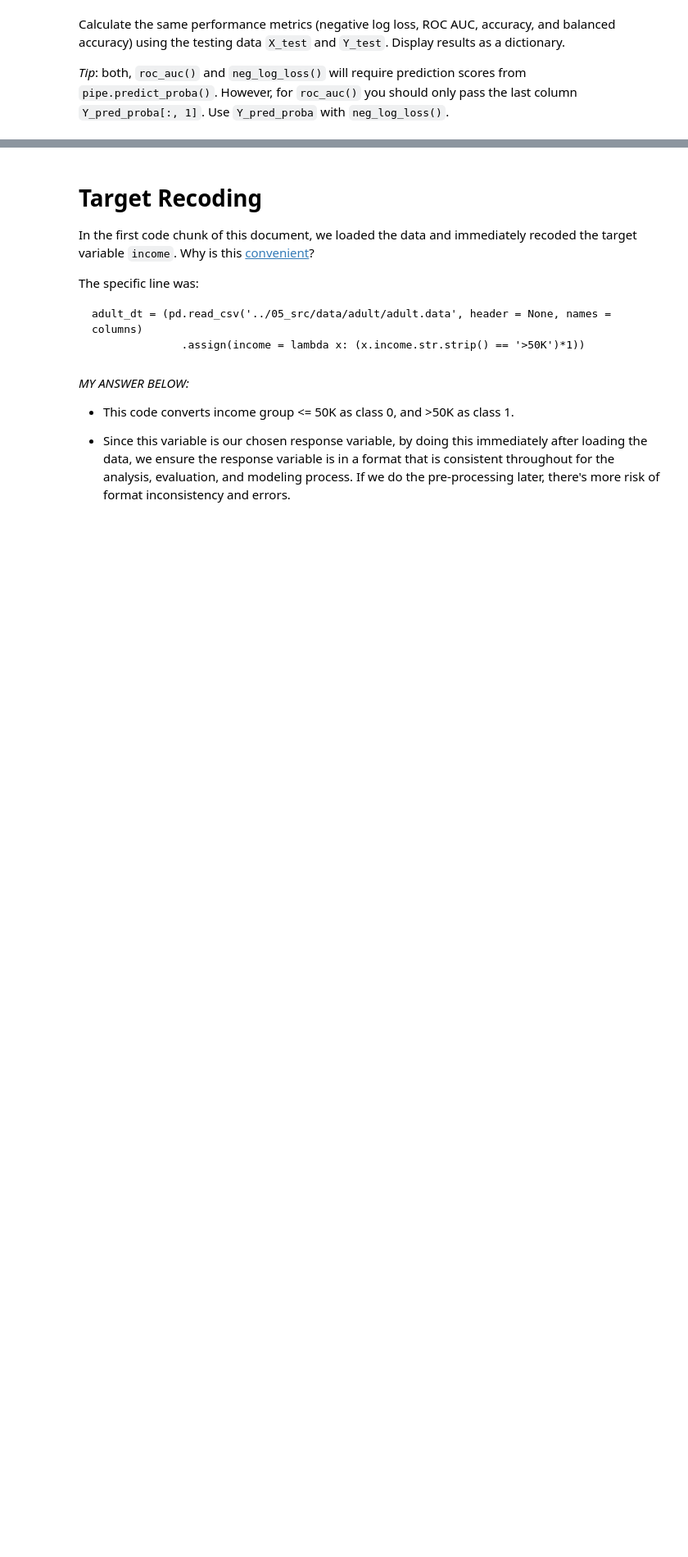
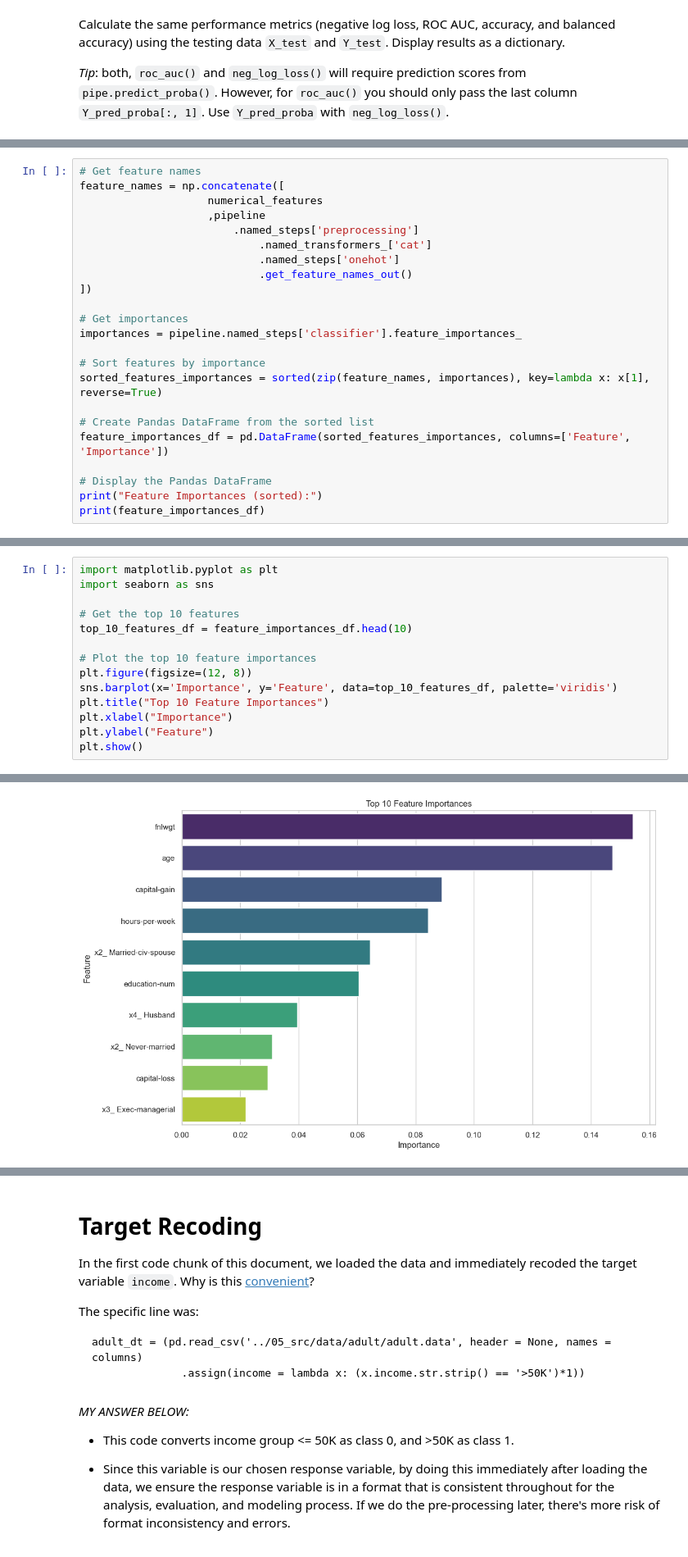
Before and after one commit to lee-data/production, a Jupyter notebook: 02_activities/assignments/assignment_2_submission.ipynb, the cells around one changed output, grey strips where cells are left out. Shown: that part at 82% size. Cells and saved outputs as stored; diff of their text form; blank space fills up the shorter version.

Commit message:
Added Features Importance and Interpretation - for own understanding.

```diff
--- a/02_activities/assignments/assignment_2_submission.ipynb
+++ b/02_activities/assignments/assignment_2_submission.ipynb
@@ -493,0 +536,23 @@ TEST set - Performance Metrics:
+# %%
+# Get feature names
+feature_names = np.concatenate([
+                    numerical_features
+                    ,pipeline
+                        .named_steps['preprocessing']
+                            .named_transformers_['cat']
+                            .named_steps['onehot']
+                            .get_feature_names_out()
+])
+
+# Get importances
+importances = pipeline.named_steps['classifier'].feature_importances_
+
+# Sort features by importance
+sorted_features_importances = sorted(zip(feature_names, importances), key=lambda x: x[1], reverse=True)
+
+# Create Pandas DataFrame from the sorted list
+feature_importances_df = pd.DataFrame(sorted_features_importances, columns=['Feature', 'Importance'])
+
+# Display the Pandas DataFrame
+print("Feature Importances (sorted):")
+print(feature_importances_df)
@@ -493,0 +575,15 @@ TEST set - Performance Metrics:
+# %%
+import matplotlib.pyplot as plt
+import seaborn as sns
+
+# Get the top 10 features
+top_10_features_df = feature_importances_df.head(10)
+
+# Plot the top 10 feature importances
+plt.figure(figsize=(12, 8))
+sns.barplot(x='Importance', y='Feature', data=top_10_features_df, palette='viridis')
+plt.title("Top 10 Feature Importances")
+plt.xlabel("Importance")
+plt.ylabel("Feature")
+plt.show()
+# %% [output]
@@ -493,0 +593 @@ TEST set - Performance Metrics:
+[figure, added]
```
Also changed, not shown: parts of 22 cells of this notebook.
